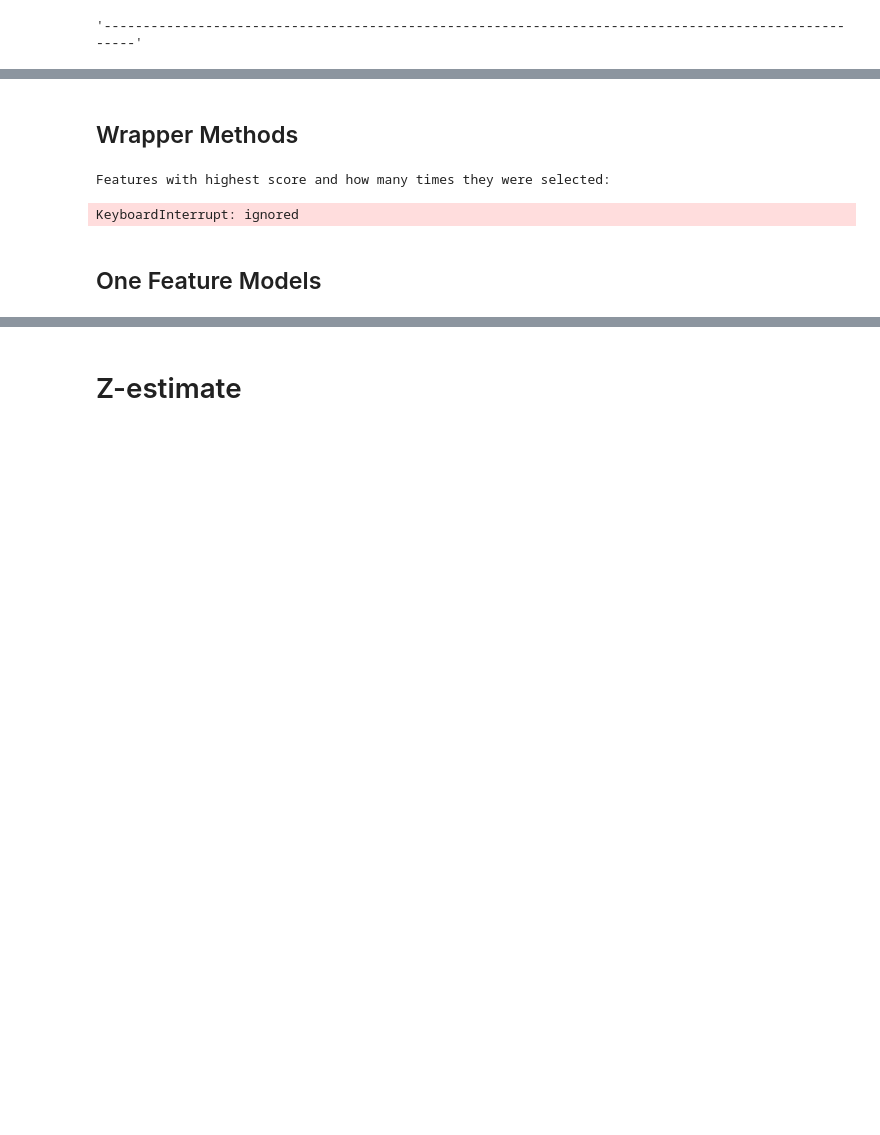
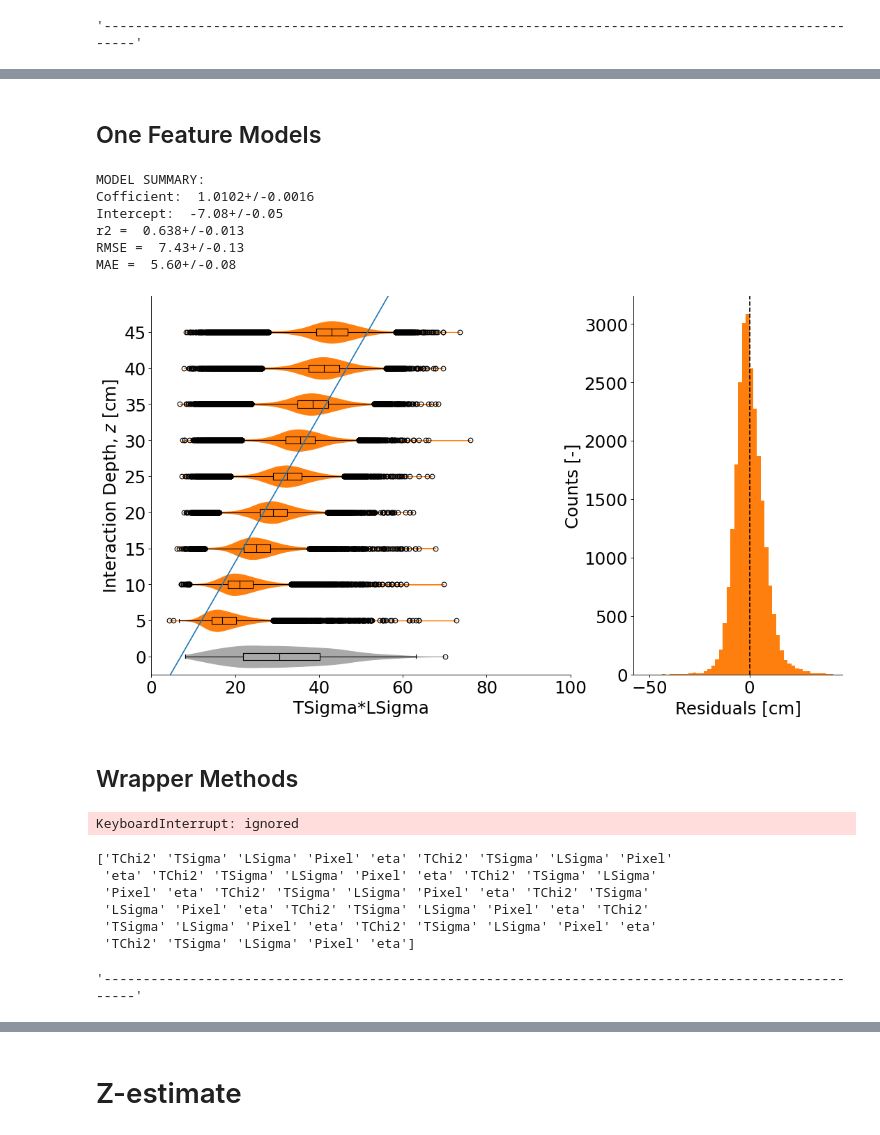
Before and after one commit to RitaROK/Analysis, a Jupyter notebook: Estimation_of_z.ipynb, the cells around one changed output, grey strips where cells are left out. Drawn from its saved outputs; the diff is of its cells as text; code cells hidden in the pictures; blank space fills up the shorter version.

```diff
--- a/Estimation_of_z.ipynb
+++ b/Estimation_of_z.ipynb
@@ -374,24 +676,72 @@ KeyboardInterrupt: ignored
+# %% [markdown]
+## One Feature Models
+# %%
+feature = 'TSigma*LSigma' #@param ["1st option", "2nd option", "3rd option"] {allow-input: true}
+xmin =  0#@param {type:"number"}
+xmax =  100#@param {type:"number"}
+roi['TSigma*LSigma'] = roi['TSigma']*roi['LSigma']
+
+
+onefeat(roi, feature, xmin, xmax)
+# %% [output]
+MODEL SUMMARY:
+Cofficient:  1.0102+/-0.0016
+Intercept:  -7.08+/-0.05
+r2 =  0.638+/-0.013
+RMSE =  7.43+/-0.13
+MAE =  5.60+/-0.08
+[figure, added]
 # %% [markdown]
 ## Wrapper Methods
+# %%
+rkf = RepeatedKFold(n_splits=10, n_repeats=10, random_state=0)
+
+selected = np.asarray([])
+scores = np.asarray([])
+p = np.asarray([])
+for train_index, test_index in rkf.split(X):
+  X_train, X_test = X.iloc[train_index], X.iloc[test_index]
+  y_train, y_test = Y.iloc[train_index], Y.iloc[test_index]
+  sel = SelectKBest(f_regression, k=5)
+  sel.fit(X_train, y_train)
+  selected = np.append(selected, sel.get_feature_names_out())
+  scores = np.append(scores, sel.scores_[sel.get_support(indices=True)])
+  p = np.append(p, sel.pvalues_[sel.get_support(indices=True)])
+data = {'Feature': selected,
+        'F-Score': scores,
+        'P-value': p}
+df = pd.DataFrame(data)
+
+for feature in df['Feature'].unique():
+  print(feature, '\n \t f-score :', ufloat(df['F-Score'].loc[df['Feature']==feature].mean(), df['F-Score'].loc[df['Feature']==feature].std()),
+          '\n \t # selected :', df['F-Score'].loc[df['Feature']==feature].count(),
+          '\n \t p-value :', ufloat(df['P-value'].loc[df['Feature']==feature].mean(), df['P-value'].loc[df['Feature']==feature].std()))
+  display('-'*100)
+# %% [output]
+KeyboardInterrupt: ignored
 # %%
-#@title Forward Selection using Linear Regression
-#@markdown I selected up to 10 features.
-print('Features with highest score and how many times they were selected:')
-rkf = RepeatedKFold(n_splits=10, n_repeats=10, random_state=0)
+##@title Forward Selection using Linear Regression
+##@markdown I selected up to 5 features.
+rkf = RepeatedKFold(n_splits=10, n_repeats=1, random_state=0)
 
-selected = []
+selected = np.asarray([])
+scores = np.asarray([])
 for train_index, test_index in rkf.split(X):
   X_train, X_test = X.iloc[train_index], X.iloc[test_index]
   y_train, y_test = Y.iloc[train_index], Y.iloc[test_index]
-  sfs = SequentialFeatureSelector(LinearRegression(), n_features_to_select=10)
+  sfs = SequentialFeatureSelector(LinearRegression(), n_features_to_select=5)
   sfs.fit(X_train, y_train)
-  for feature in [x for x in X_train.columns if x in X_train.columns[sfs.get_support()]]:
-    selected.append(feature)
+  selected = np.append(selected, sfs.get_feature_names_out())
+  #for feature in [x for x in X_train.columns if x in X_train.columns[sfs.get_support()]]:
+    #selected.append(feature)
 for feature in set(selected):
   print(feature, selected.count(feature))
 display('-'*100)
 # %% [output]
-Features with highest score and how many times they were selected:
+['TChi2' 'TSigma' 'LSigma' 'Pixel' 'eta' 'TChi2' 'TSigma' 'LSigma' 'Pixel'
+ 'eta' 'TChi2' 'TSigma' 'LSigma' 'Pixel' 'eta' 'TChi2' 'TSigma' 'LSigma'
+ 'Pixel' 'eta' 'TChi2' 'TSigma' 'LSigma' 'Pixel' 'eta' 'TChi2' 'TSigma'
+ 'LSigma' 'Pixel' 'eta' 'TChi2' 'TSigma' 'LSigma' 'Pixel' 'eta' 'TChi2'
+ 'TSigma' 'LSigma' 'Pixel' 'eta' 'TChi2' 'TSigma' 'LSigma' 'Pixel' 'eta'
+ 'TChi2' 'TSigma' 'LSigma' 'Pixel' 'eta']
-KeyboardInterrupt: ignored
+'----------------------------------------------------------------------------------------------------'
-# %% [markdown]
-## One Feature Models
```
Also changed, not shown: parts of 39 cells of this notebook.
